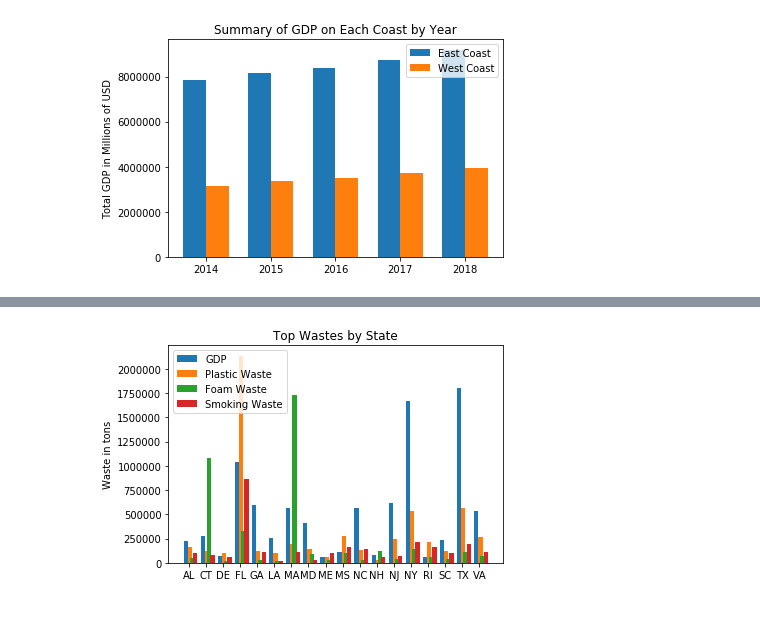
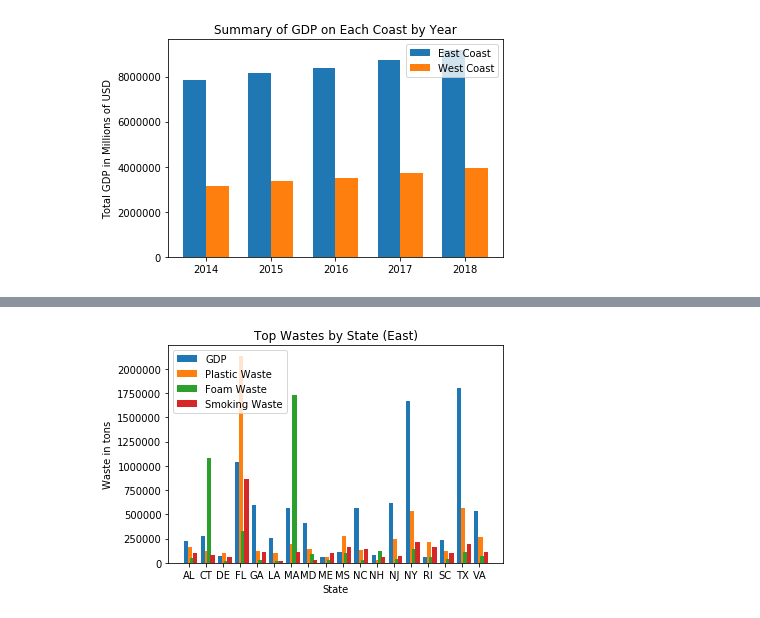
Before and after one commit to deirdrebclark/Project1, a Jupyter notebook: GDPAnaly_working.ipynb, the cells around one changed output, grey strips where cells are left out. Saved outputs shown, nothing was run; the diff lists cells and outputs as text; code cells hidden in the pictures.

```diff
--- a/GDPAnaly_working.ipynb
+++ b/GDPAnaly_working.ipynb
@@ -88,8 +89,14 @@ west_lit
 east_data
 east_lit['State'] = ['AL', 'CT', 'DE', 'FL', 'GA', 'LA', 'ME', 'MD', 'MA', 'MS', 'NH', 'NJ', 'NY', 'NC', 'RI', 'SC', 'TX', 'VA']
 east_lit
-east_df = east_data.sort_values('State')
-east_litt = east_lit.sort_values('State')
+east_df = east_data.sort_values('State').copy()
+east_litt = east_lit.sort_values('State').copy()
+
+west_data
+west_lit['State'] = ['AK', 'CA', 'HI', 'OR', 'WA']
+west_lit
+west_df = west_data.sort_values('State').copy()
+west_litt = west_lit.sort_values('State').copy()
 # %% [output]
 A value is trying to be set on a copy of a slice from a DataFrame.
 Try using .loc[row_indexer,col_indexer] = value instead
@@ -98,21 +128,22 @@ See the caveats in the documentation: http://pandas.pydata.org/pandas-docs/stabl
 # %%
 labels = east_df['State']
 
 x = np.arange(len(labels))  # the label locations
 width = 0.25  # the width of the bars
 
 fig, ax = plt.subplots()
 rects1 = ax.bar(x - 3*width/4, east_df['2018'], width, label='GDP')
 rects2 = ax.bar(x + width/4, east_litt['Plastic Waste'], width, label='Plastic Waste')
 rects3 = ax.bar(x + 3*width/4, east_litt['Foam Waste'], width, label='Foam Waste')
 rects3 = ax.bar(x + 6*width/4, east_litt["Smoking Waste Items"], width, label='Smoking Waste')
 
 # Add some text for labels, title and custom x-axis tick labels, etc.
 ax.set_ylabel('Waste in tons')
-ax.set_title('Top Wastes by State')
+ax.set_xlabel('State')
+ax.set_title('Top Wastes by State (East)')
 ax.set_xticks(x)
 ax.set_xticklabels(labels)
 ax.legend()
-plt.show()
+plt.savefig('3polsVsGDP_east.png')
 # %% [output]
-[figure, old version]
+[figure, new version]
```
Also changed, not shown: parts of 10 cells of this notebook, 6 other files.
